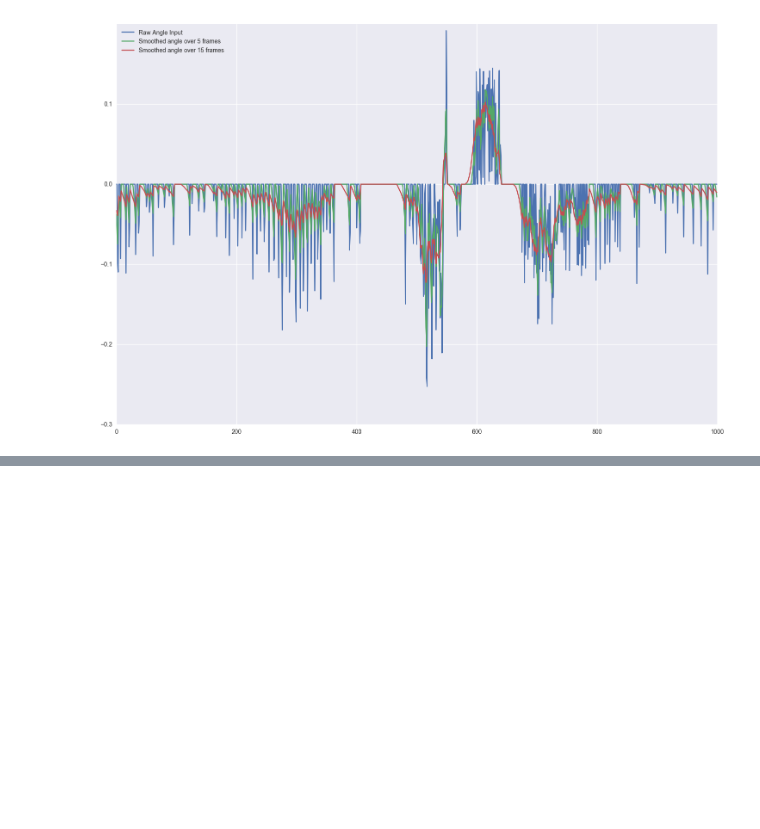
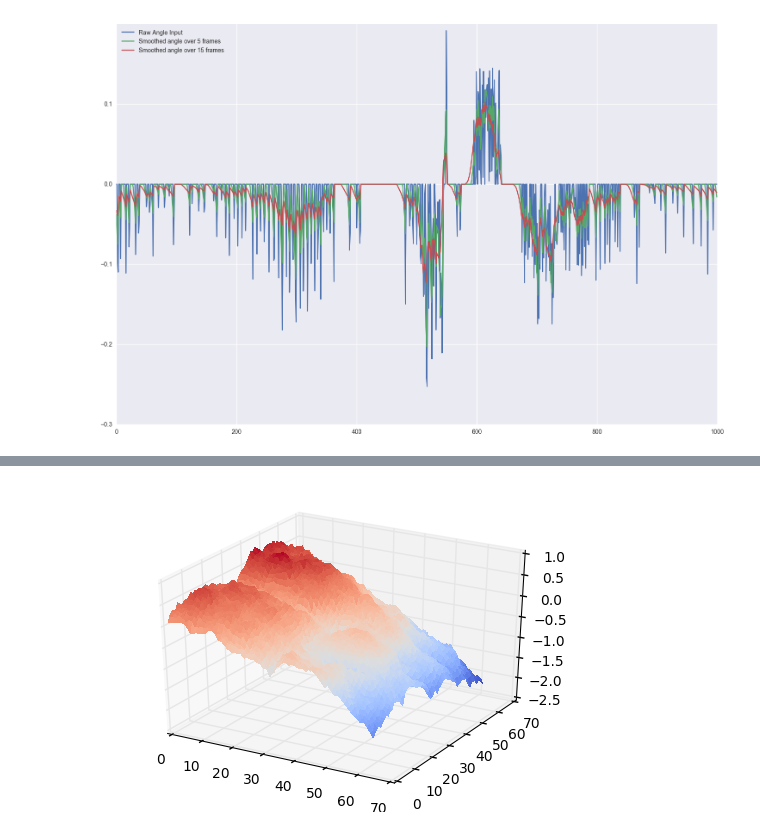
Before and after one commit to balancap/SDC-Behavioral-Cloning, a Jupyter notebook: behavioral-cloning.ipynb, the cells around one changed output, grey strips where cells are left out. Cells and saved outputs as stored; diff of their text form; code cells hidden in the pictures; blank space fills up the shorter version.

Commit message:
UPDATE: Simulation of fBm2d like surface.

```diff
--- a/behavioral-cloning.ipynb
+++ b/behavioral-cloning.ipynb
@@ -462,0 +445,24 @@ np.sum(np.isnan(data['angle_post10']))
+# %%
+H = 0.7
+L = 6
+Z = random_surfaces.fbm2d_midpoint(H, L, stationary=True)
+# %%
+fig = plt.figure()
+ax = fig.gca(projection='3d')
+
+X = np.arange(0, Z.shape[0])
+Y = np.arange(0, Z.shape[0])
+X, Y = np.meshgrid(X, Y)
+
+surf = ax.plot_surface(X, Y, Z, rstride=1, cstride=1, cmap=cm.coolwarm,
+                       linewidth=0, antialiased=False)
+# ax.set_zlim(-1.01, 1.01)
+
+# ax.zaxis.set_major_locator(LinearLocator(10))
+# ax.zaxis.set_major_formatter(FormatStrFormatter('%.02f'))
+
+# fig.colorbar(surf, shrink=0.5, aspect=5)
+
+plt.show()
+# %% [output]
+[figure, added]
```
Also changed, not shown: parts of 12 cells of this notebook, 1 other file.
